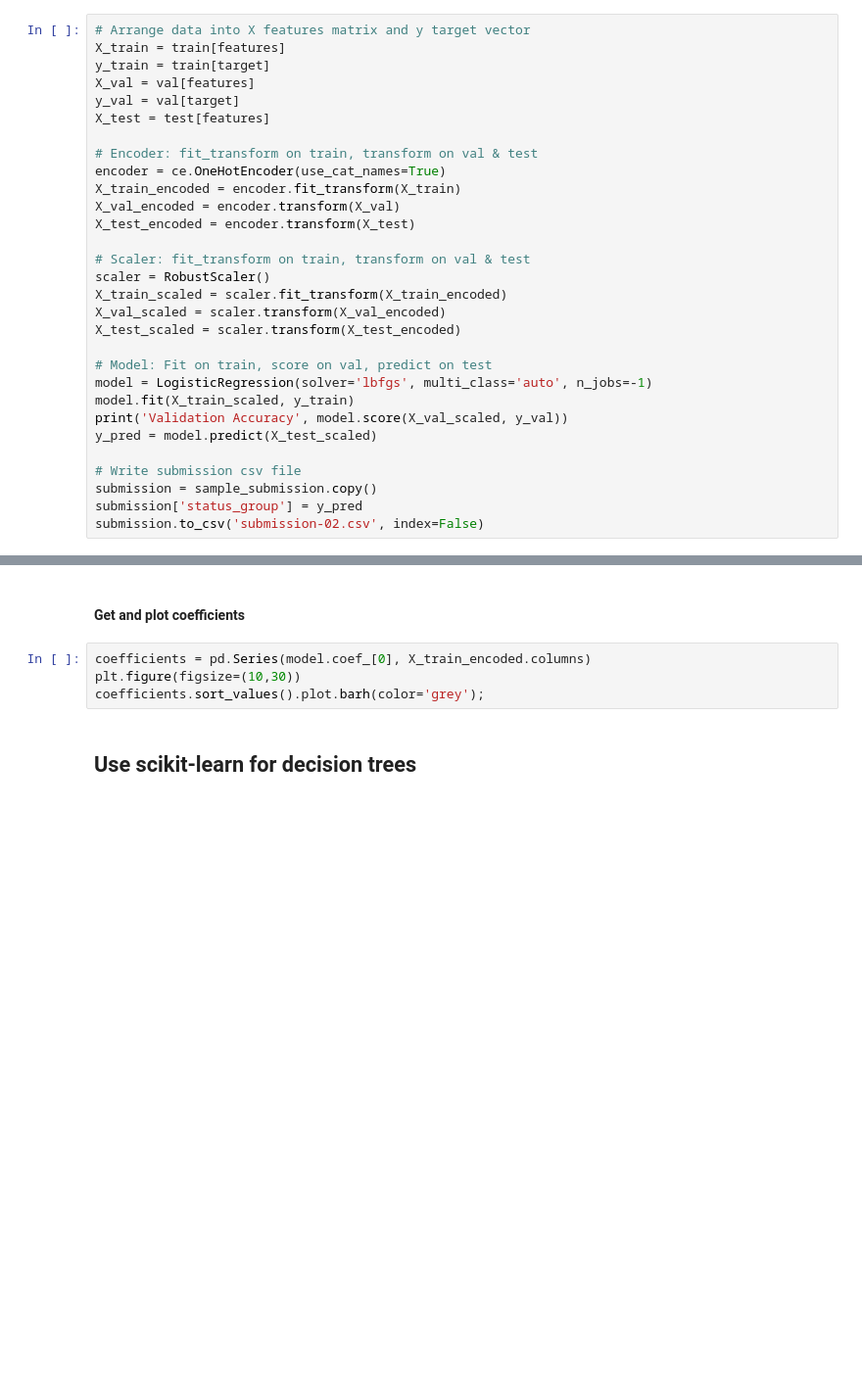
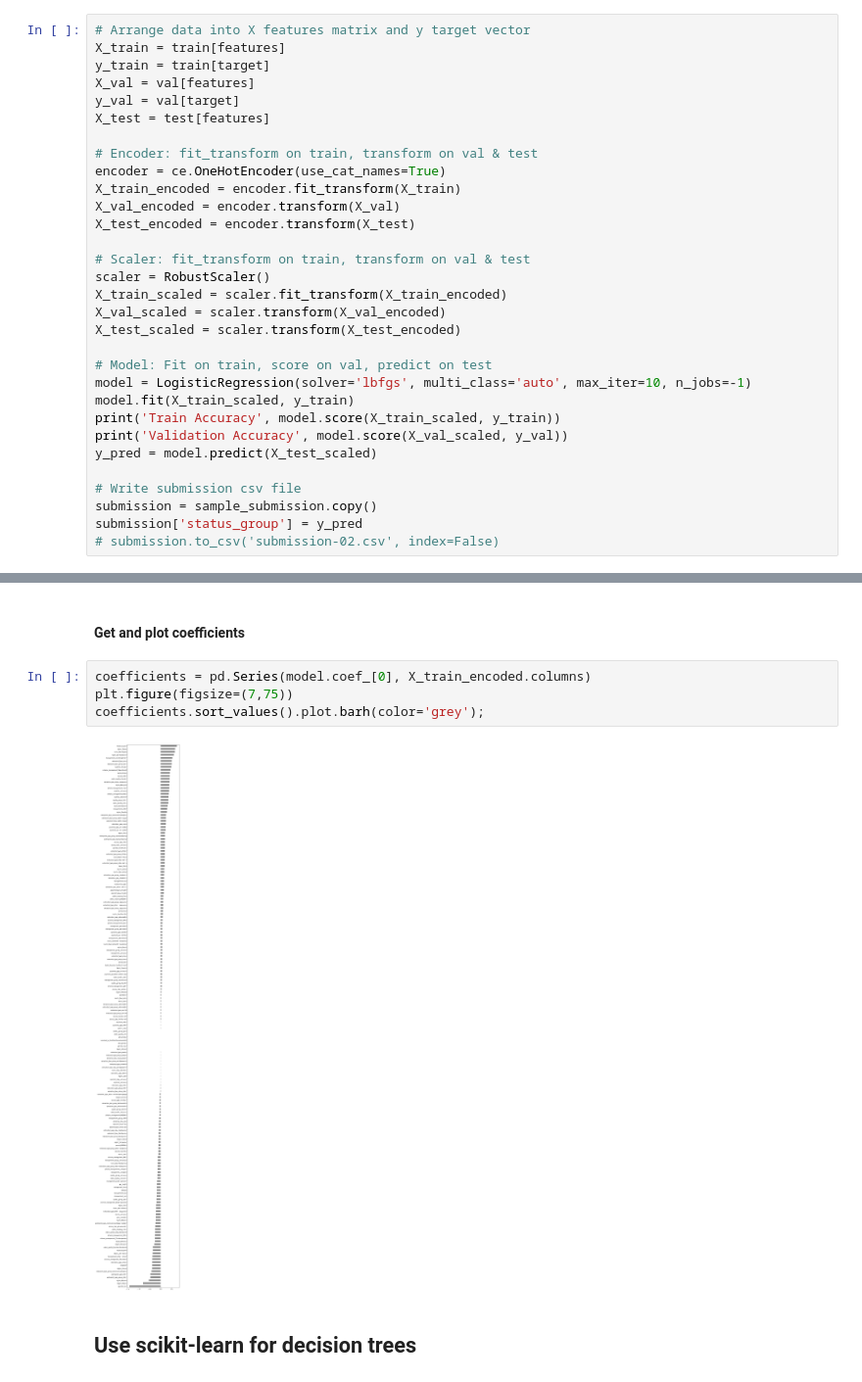
Before and after one commit to bloominstituteoftechnology/DS-Unit-2-Tree-Ensembles, a Jupyter notebook: module1-decision-trees/decision_trees.ipynb, the cells around one changed output, grey strips where cells are left out. Shown at 98% size. Saved outputs shown, nothing was run; the diff lists cells and outputs as text; blank space fills up the shorter version.

Commit message:
finished lesson notebook, started new notebook for decision tree submission, explored feature importance

```diff
--- a/module1-decision-trees/decision_trees.ipynb
+++ b/module1-decision-trees/decision_trees.ipynb
@@ -169,12 +189,13 @@ X_val_scaled = scaler.transform(X_val_encoded)
 X_test_scaled = scaler.transform(X_test_encoded)
 
 # Model: Fit on train, score on val, predict on test
-model = LogisticRegression(solver='lbfgs', multi_class='auto', n_jobs=-1)
+model = LogisticRegression(solver='lbfgs', multi_class='auto', max_iter=10, n_jobs=-1)
 model.fit(X_train_scaled, y_train)
+print('Train Accuracy', model.score(X_train_scaled, y_train))
 print('Validation Accuracy', model.score(X_val_scaled, y_val))
 y_pred = model.predict(X_test_scaled)
 
 # Write submission csv file
 submission = sample_submission.copy()
 submission['status_group'] = y_pred
-submission.to_csv('submission-02.csv', index=False)
+# submission.to_csv('submission-02.csv', index=False)
@@ -182,8 +206,10 @@ submission.to_csv('submission-02.csv', index=False)
 #### Get and plot coefficients
 # %%
 coefficients = pd.Series(model.coef_[0], X_train_encoded.columns)
-plt.figure(figsize=(10,30))
+plt.figure(figsize=(7,75))
 coefficients.sort_values().plot.barh(color='grey');
+# %% [output]
+[figure, added]
 # %% [markdown]
 ## Use scikit-learn for decision trees
 # %% [markdown]
```
Also changed, not shown: parts of 34 cells of this notebook, 3 other files.
